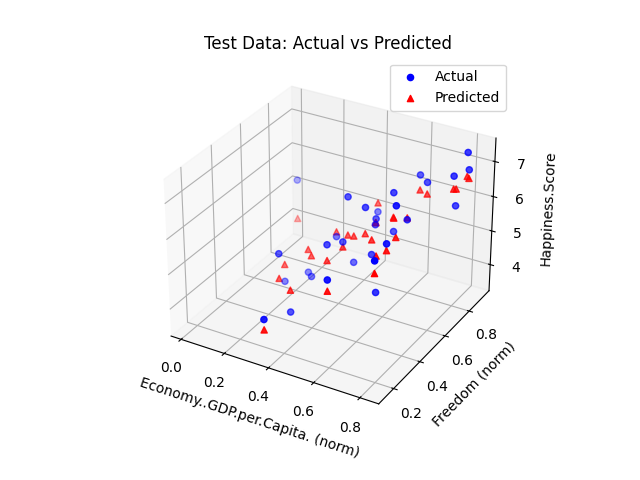
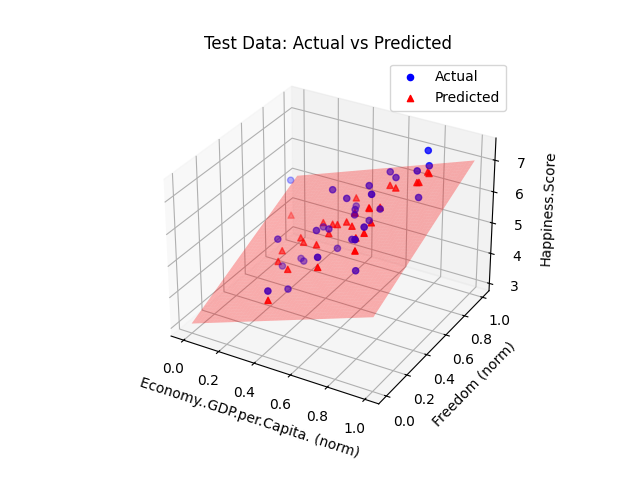
The notebook cell's code change between the first figure and the second:
--- before
+++ after
@@ -7,8 +7,14 @@
 print(f'Gradient Descent from Scratch - Mean Squared Error: {mse_scratch:.4f}')
 
+x1_range_scratch = np.linspace(df[features_names[0] + "_normalized"].min(), df[features_names[0] + "_normalized"].max(), 50)
+x2_range_scratch = np.linspace(df[features_names[1] + "_normalized"].min(), df[features_names[1] + "_normalized"].max(), 50)
+x1_grid_scratch, x2_grid_scratch = np.meshgrid(x1_range_scratch, x2_range_scratch)
+y_grid_scratch = model_scratch.w0 + model_scratch.w1 * x1_grid_scratch + model_scratch.w2 * x2_grid_scratch
+
 fig = plt.figure()
 ax = fig.add_subplot(111, projection='3d')
 ax.scatter(X_test[features_names[0] + "_normalized"], X_test[features_names[1] + "_normalized"], Y_test, c='b', marker='o', label='Actual')
 ax.scatter(X_test[features_names[0] + "_normalized"], X_test[features_names[1] + "_normalized"], predictions_scratch, c='r', marker='^', label='Predicted')
+ax.plot_surface(x1_grid, x2_grid, y_grid, alpha=0.3, color='red')
 ax.set_xlabel(f'{features_names[0]} (norm)')
 ax.set_ylabel(f'{features_names[1]} (norm)')

Commit: Lab6